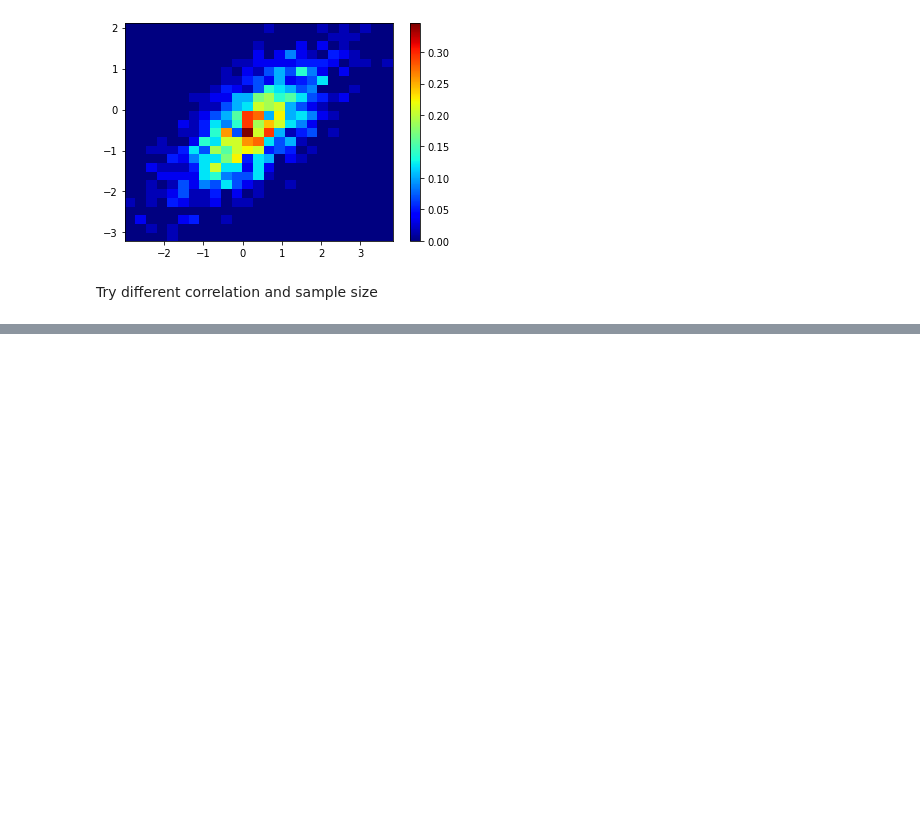
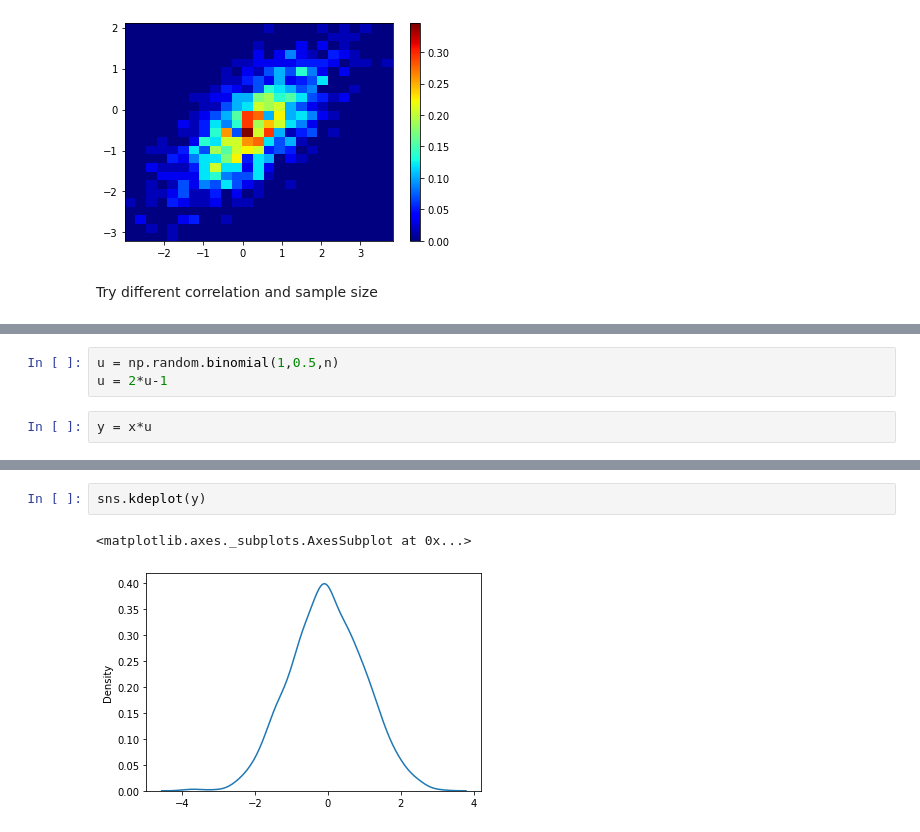
Before and after one commit to khaichiong/meco7312, a Jupyter notebook: Lecture4.ipynb, the cells around one changed output, grey strips where cells are left out. Drawn from its saved outputs; the diff is of its cells as text; blank space fills up the shorter version.

```diff
--- a/Lecture4.ipynb
+++ b/Lecture4.ipynb
@@ -46,0 +53,5 @@ Try different correlation and sample size
+# %%
+u = np.random.binomial(1,0.5,n)
+u = 2*u-1
+# %%
+y = x*u
@@ -46,0 +63,5 @@ Try different correlation and sample size
+# %%
+sns.kdeplot(y)
+# %% [output]
+<matplotlib.axes._subplots.AxesSubplot at 0x...>
+[figure, added]
```
Also changed, not shown: parts of 5 cells of this notebook.
